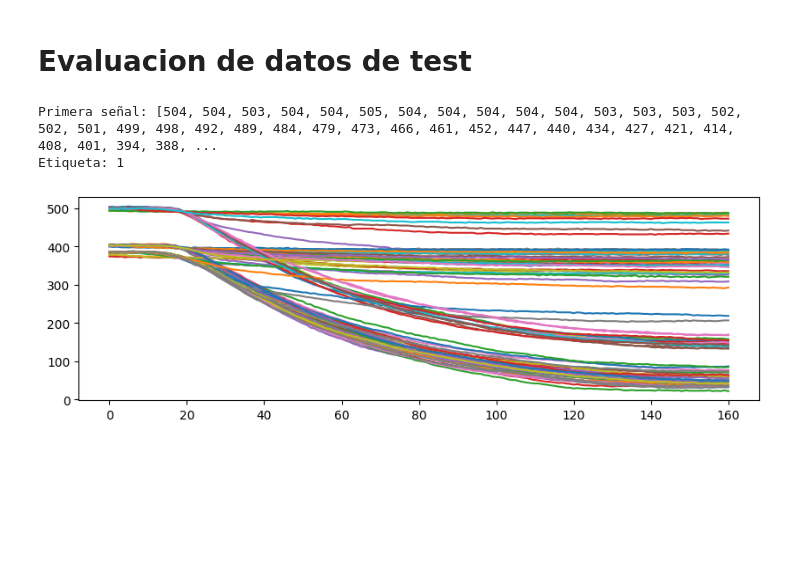
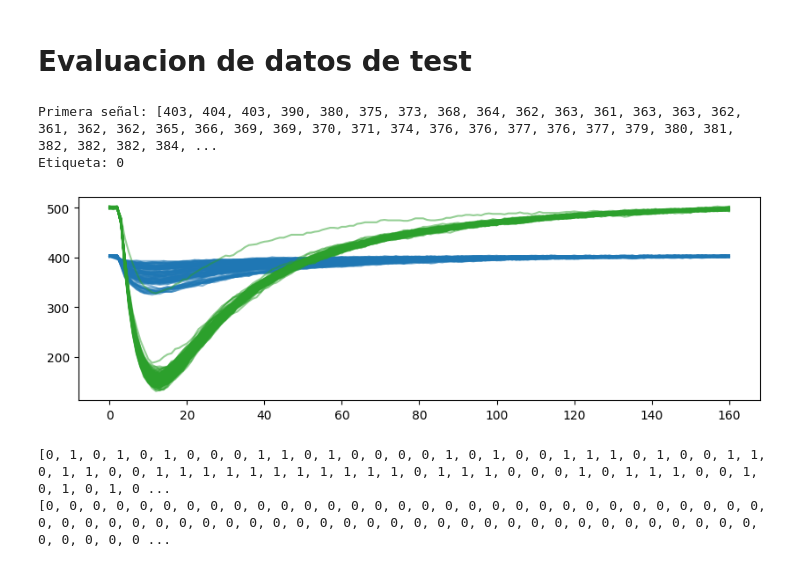
Before and after one commit to fabioc9675/FPGA_ml4hls_prj, a Jupyter notebook: PythonModel/Scripts/ml_inference.ipynb, the cells around one changed output. Drawn from its saved outputs; the diff is of its cells as text; code cells hidden in the pictures; blank space fills up the shorter version.

```diff
--- a/PythonModel/Scripts/ml_inference.ipynb
+++ b/PythonModel/Scripts/ml_inference.ipynb
@@ -125,8 +125,8 @@ from sklearn.utils import shuffle
 import pandas as pd
 # %%
 # Cargar el archivo test.csv
-df = pd.read_csv('test_2.csv')
-df = shuffle(df)
+df = pd.read_csv('../dataset/test_dataset_udma.csv')
+#df = shuffle(df)
 
 # Separar señales y etiquetas
 X_signals = df.drop('class', axis=1)   # Todas las columnas menos 'class'
@@ -139,15 +139,20 @@ label = y_labels.iloc[0]                        # Etiqueta
 print("Primera señal:", signal)
 print("Etiqueta:", label)
 # %% [output]
-Primera señal: [504, 504, 503, 504, 504, 505, 504, 504, 504, 504, 504, 503, 503, 503, 502, 502, 501, 499, 498, 492, 489, 484, 479, 473, 466, 461, 452, 447, 440, 434, 427, 421, 414, 408, 401, 394, 388, ...
-Etiqueta: 1
+Primera señal: [403, 404, 403, 390, 380, 375, 373, 368, 364, 362, 363, 361, 363, 363, 362, 361, 362, 362, 365, 366, 369, 369, 370, 371, 374, 376, 376, 377, 376, 377, 379, 380, 381, 382, 382, 382, 384, ...
+Etiqueta: 0
 # %%
 plt.figure(figsize=(10,3))
 
 for i in range(0,len(X_signals)):
-    plt.plot(X_signals.iloc[i].values.tolist())
+    if y_labels.iloc[i] == 0: # Gamma
+        plt.plot(X_signals.iloc[i].values.tolist(), color='tab:blue', alpha=0.5, label='Gamma' if i == 0 else "")
+        #plt.fill_between(X_signals.iloc[i].values.tolist(), X_signals.iloc[i].values.tolist()-10, color='tab:gray', alpha=0.05)  # Sombra pequeña
+    elif y_labels.iloc[i] == 1: # Neutron
+        plt.plot(X_signals.iloc[i].values.tolist(), color='tab:green', alpha=0.5, label='Neutron' if i == 0 else "")
+        #plt.fill_between(X_signals.iloc[i].values.tolist(), X_signals.iloc[i].values.tolist()-10, color='tab:gray', alpha=0.05)  # Sombra pequeña
 # %% [output]
-[figure, old version]
+[figure, new version]
 # %%
 predic = []
 specte = []
@@ -168,6 +173,12 @@ for i in range(0,len(X_signals)):
         predic.append(0)
     else:
         predic.append(2)
+# %%
+print(predic)
+print(specte)
+# %% [output]
+[0, 1, 0, 1, 0, 1, 0, 0, 0, 1, 1, 0, 1, 0, 0, 0, 0, 1, 0, 1, 0, 0, 1, 1, 1, 0, 1, 0, 0, 1, 1, 0, 1, 1, 0, 0, 1, 1, 1, 1, 1, 1, 1, 1, 1, 1, 1, 0, 1, 1, 1, 0, 0, 0, 1, 0, 1, 1, 1, 0, 0, 1, 0, 1, 0, 1, 0 ...
+[0, 0, 0, 0, 0, 0, 0, 0, 0, 0, 0, 0, 0, 0, 0, 0, 0, 0, 0, 0, 0, 0, 0, 0, 0, 0, 0, 0, 0, 0, 0, 0, 0, 0, 0, 0, 0, 0, 0, 0, 0, 0, 0, 0, 0, 0, 0, 0, 0, 0, 0, 0, 0, 0, 0, 0, 0, 0, 0, 0, 0, 0, 0, 0, 0, 0, 0 ...
 # %%
 cm = confusion_matrix(specte, predic)
 disp = ConfusionMatrixDisplay(confusion_matrix=cm)
```
Also changed, not shown: parts of 11 cells of this notebook, 1 other file.
